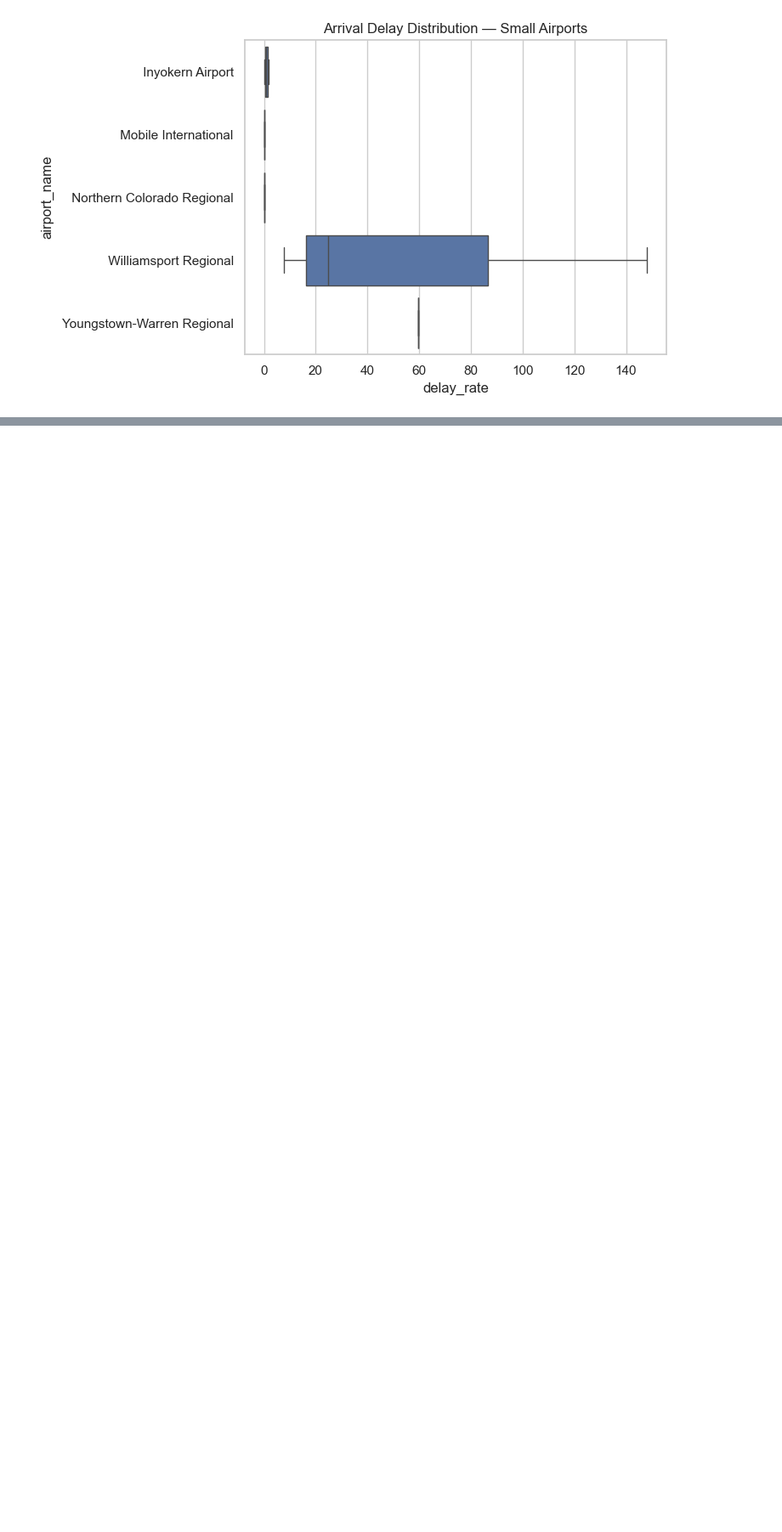
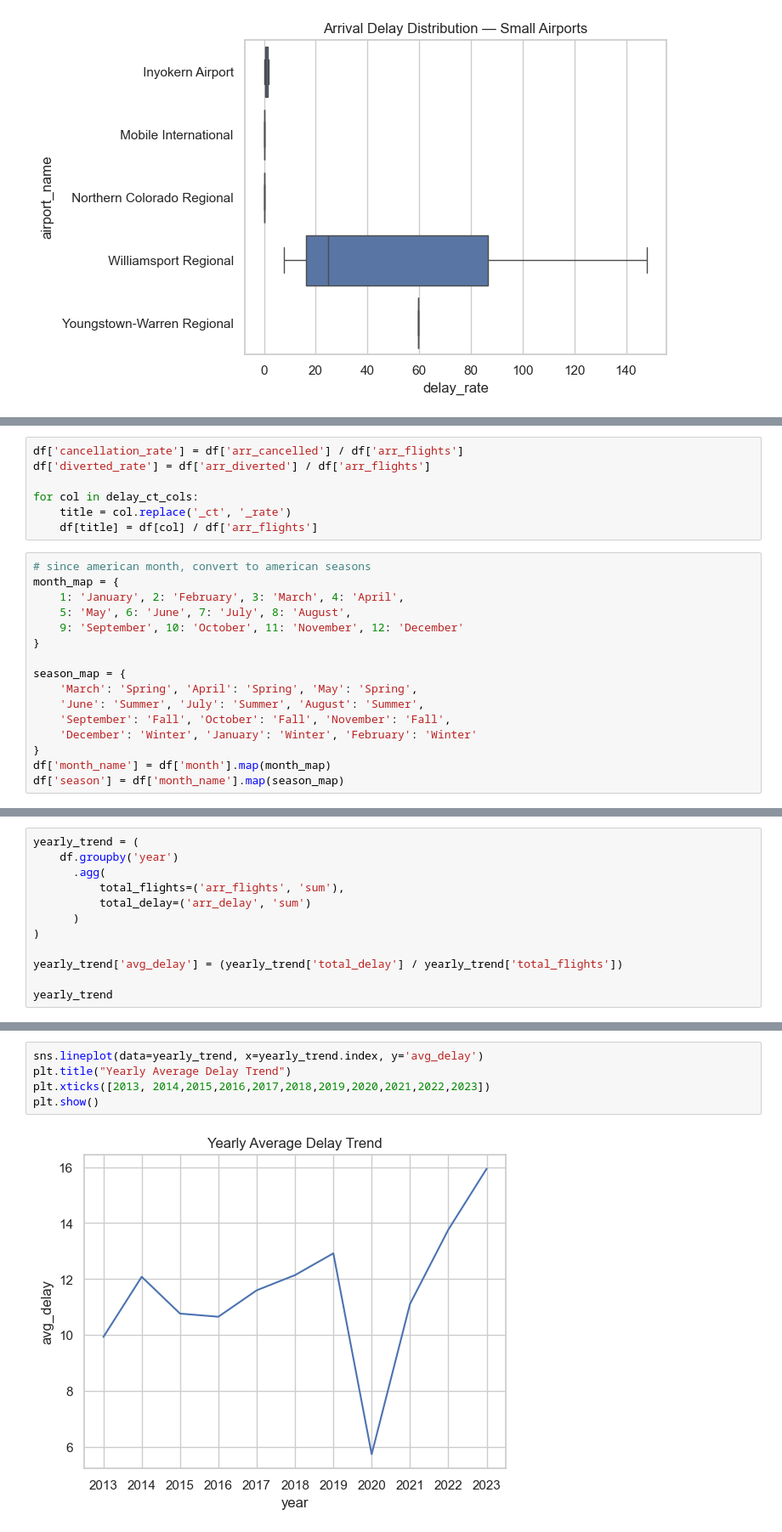
Before and after one commit to shaswat-13/flight-delay-dataset, a Jupyter notebook: notebooks/etl.ipynb, the cells around one changed output, grey strips where cells are left out. Shown at 85% size. Saved outputs shown, nothing was run; the diff lists cells and outputs as text; blank space fills up the shorter version.

```diff
--- a/notebooks/etl.ipynb
+++ b/notebooks/etl.ipynb
@@ -386,0 +389,23 @@ plt.show()
+# %%
+df['cancellation_rate'] = df['arr_cancelled'] / df['arr_flights']
+df['diverted_rate'] = df['arr_diverted'] / df['arr_flights']
+
+for col in delay_ct_cols:
+    title = col.replace('_ct', '_rate')
+    df[title] = df[col] / df['arr_flights']
+# %%
+# since american month, convert to american seasons
+month_map = {
+    1: 'January', 2: 'February', 3: 'March', 4: 'April',
+    5: 'May', 6: 'June', 7: 'July', 8: 'August',
+    9: 'September', 10: 'October', 11: 'November', 12: 'December'
+}
+
+season_map = {
+    'March': 'Spring', 'April': 'Spring', 'May': 'Spring',
+    'June': 'Summer', 'July': 'Summer', 'August': 'Summer',
+    'September': 'Fall', 'October': 'Fall', 'November': 'Fall',
+    'December': 'Winter', 'January': 'Winter', 'February': 'Winter'
+}
+df['month_name'] = df['month'].map(month_map)
+df['season'] = df['month_name'].map(season_map)
@@ -386,0 +463,12 @@ plt.show()
+# %%
+yearly_trend = (
+    df.groupby('year')
+      .agg(
+          total_flights=('arr_flights', 'sum'),
+          total_delay=('arr_delay', 'sum')
+      )
+)
+
+yearly_trend['avg_delay'] = (yearly_trend['total_delay'] / yearly_trend['total_flights'])
+
+yearly_trend
@@ -386,0 +489,7 @@ plt.show()
+# %%
+sns.lineplot(data=yearly_trend, x=yearly_trend.index, y='avg_delay')
+plt.title("Yearly Average Delay Trend")
+plt.xticks([2013, 2014,2015,2016,2017,2018,2019,2020,2021,2022,2023])
+plt.show()
+# %% [output]
+[figure, added]
```
Also changed, not shown: parts of 20 cells of this notebook, 1 other file.
